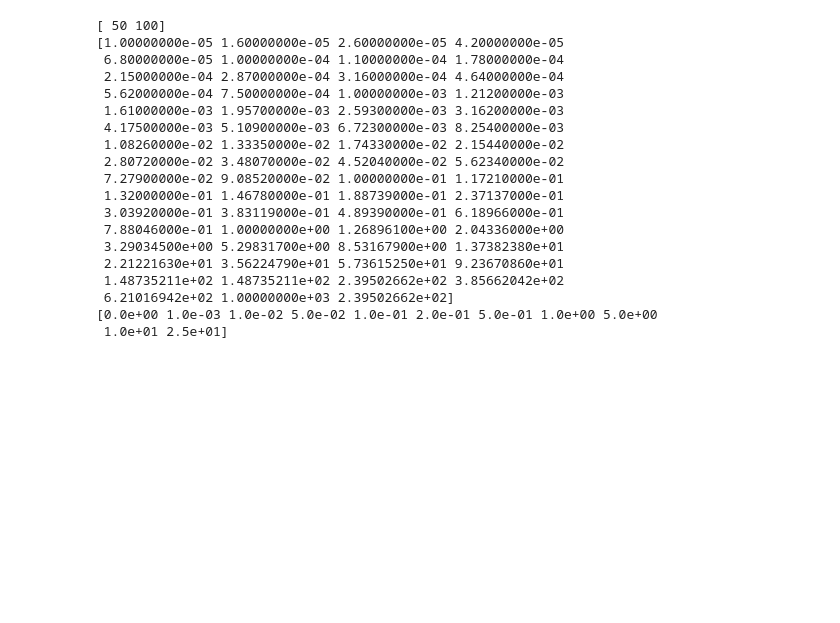
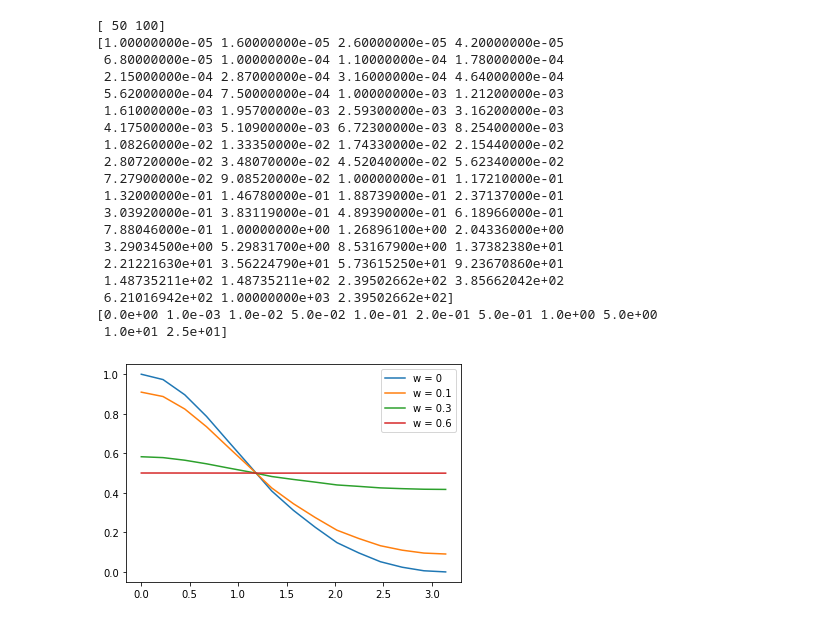
Before and after one commit to shrapp/thermal_tfim, a Jupyter notebook: notebook.ipynb, the cells around one changed output. Drawn from its saved outputs; the diff is of its cells as text; code cells hidden in the pictures; blank space fills up the shorter version.

```diff
--- a/notebook.ipynb
+++ b/notebook.ipynb
@@ -176,11 +176,13 @@ print(noises)
 [0.0e+00 1.0e-03 1.0e-02 5.0e-02 1.0e-01 2.0e-01 5.0e-01 1.0e+00 5.0e+00
  1.0e+01 2.5e+01]
 # %%
-ks = np.linspace(0, np.pi, 20)
-tau = 20
+ks = np.linspace(0, np.pi, 15)
+tau = 0.1
 x = np.array([[0,1],[1,0]])
-for w in [0, 0.1,0.3, 0.6, 10, 25]:
+for w in [0, 0.1,0.3, 0.6]:
     pks = calk_noisy_pk(ks, tau, w, x)
     plt.plot(ks,pks, label=f'w = {w}')
 plt.legend()
 plt.show()
+# %% [output]
+[figure, added]
```
Also changed, not shown: parts of 4 cells of this notebook, 1 other file.
